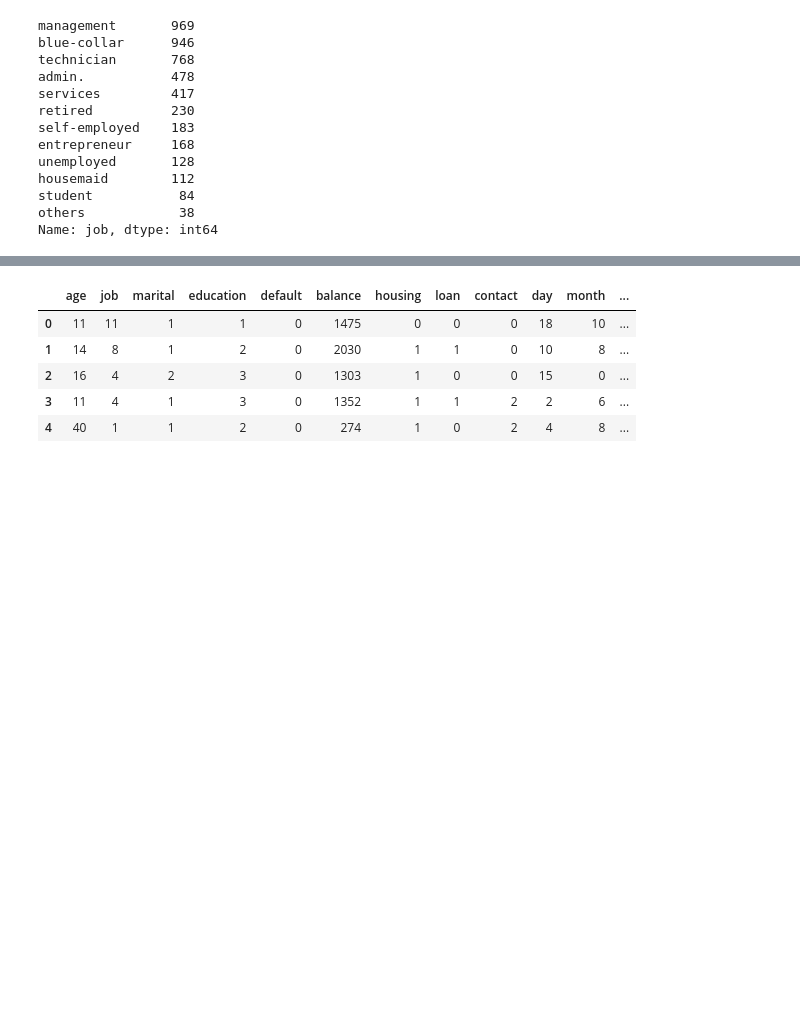
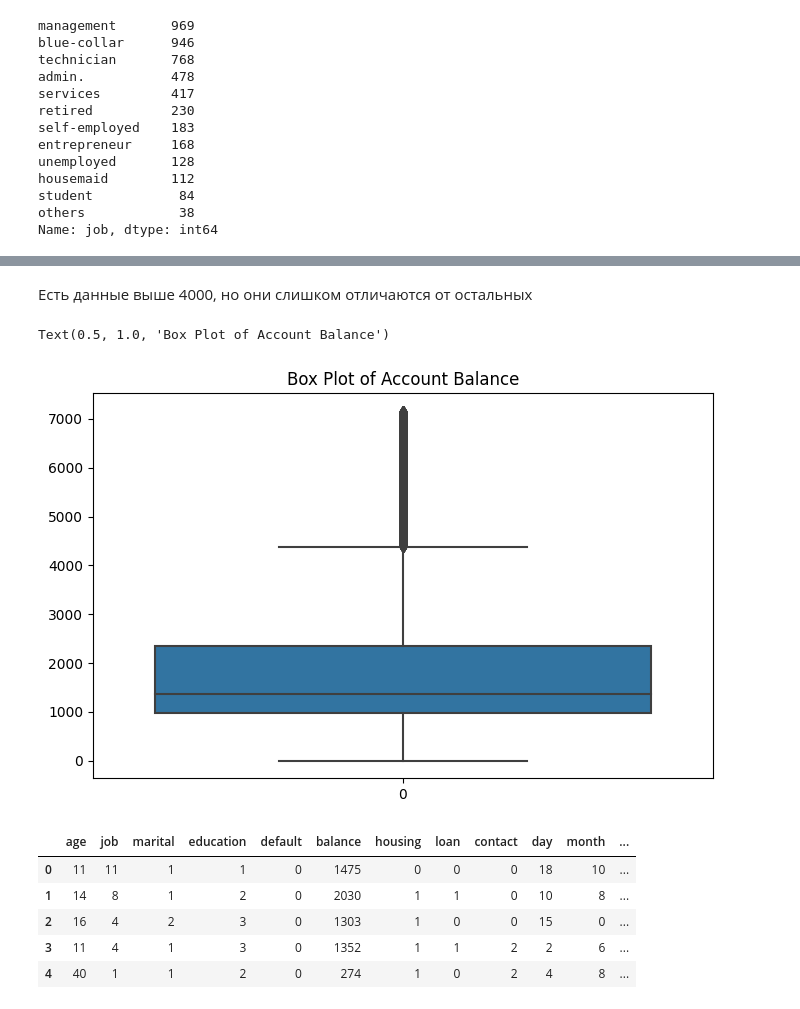
Before and after one commit to kwillon/ML_HW_411451_, a Jupyter notebook: credit_2.ipynb, the cells around one changed output, grey strips where cells are left out. Drawn from its saved outputs; the diff is of its cells as text; code cells hidden in the pictures; blank space fills up the shorter version.

```diff
--- a/credit_2.ipynb
+++ b/credit_2.ipynb
@@ -84,2 +153,2 @@ df_test = df_test.apply(LabelEncoder().fit_transform)
 # %%
-df_train['log_balance'] = np.log(df_train['balance'])
+df_train = df_train[df_train['balance'] <= 6000]
@@ -86,3 +167,14 @@ df_train['log_balance'] = np.log(df_train['balance'])
+# %%
+df_train = df_train[df_train['balance'] >= 0]
+# %% [markdown]
+Есть данные выше 4000, но они слишком отличаются от остальных
+# %%
+plt.figure(figsize=(8, 5))
+sns.boxplot(df_train['balance'])
+plt.title('Box Plot of Account Balance')
+# %% [output]
+Text(0.5, 1.0, 'Box Plot of Account Balance')
+[figure, added]
 # %%
 df_test.head()
 # %% [output]
```
Also changed, not shown: parts of 56 cells of this notebook.
